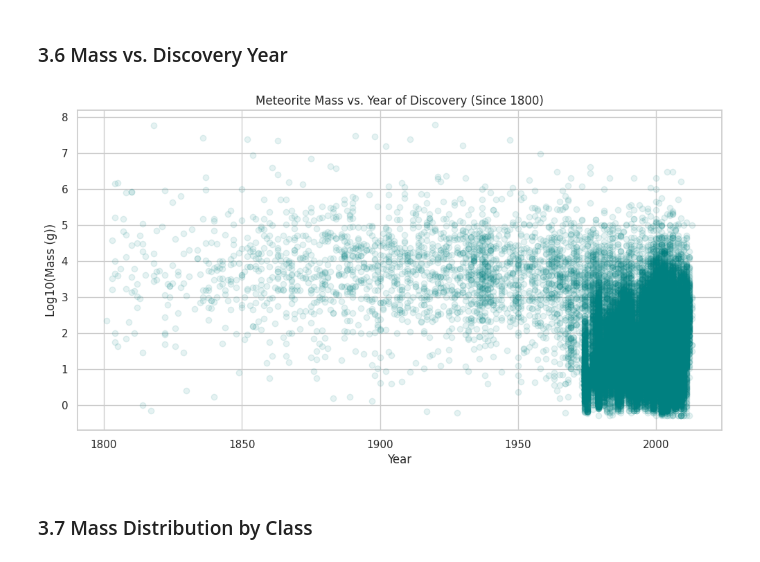
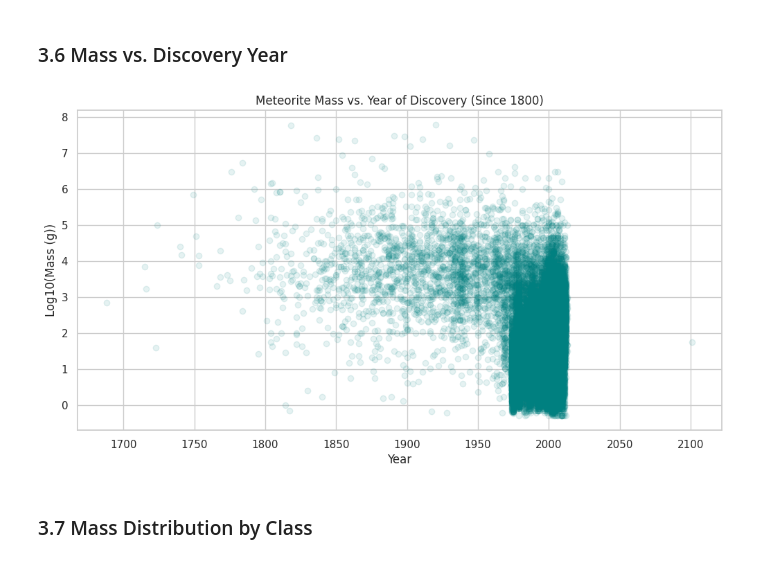
Before and after one commit to mj-awad17/Global-Meteorite-Impacts-and-Discoveries, a Jupyter notebook: global-meteorite-impacts-and-discoveries-eda.ipynb, the cells around one changed output. Cells and saved outputs as stored; diff of their text form; code cells hidden in the pictures.

```diff
--- a/global-meteorite-impacts-and-discoveries-eda.ipynb
+++ b/global-meteorite-impacts-and-discoveries-eda.ipynb
@@ -188,15 +188,14 @@ plt.show()
 # %% [markdown]
 ### 3.6 Mass vs. Discovery Year
 # %%
-# df_recent = df[df['year'] > 1800]
 plt.figure(figsize=(12, 6))
-plt.scatter(df_recent['year'], np.log10(df_recent['mass (g)']+0.5), alpha=0.1, color='teal')
+plt.scatter(df['year'], np.log10(df['mass (g)']+0.5), alpha=0.1, color='teal')
 plt.title('Meteorite Mass vs. Year of Discovery (Since 1800)')
 plt.xlabel('Year')
 plt.ylabel('Log10(Mass (g))')
 plt.show()
 # %% [output]
-[figure, old version]
+[figure, new version]
 # %% [markdown]
 ### 3.7 Mass Distribution by Class
 # %%
```
Also changed, not shown: parts of 3 cells of this notebook.
